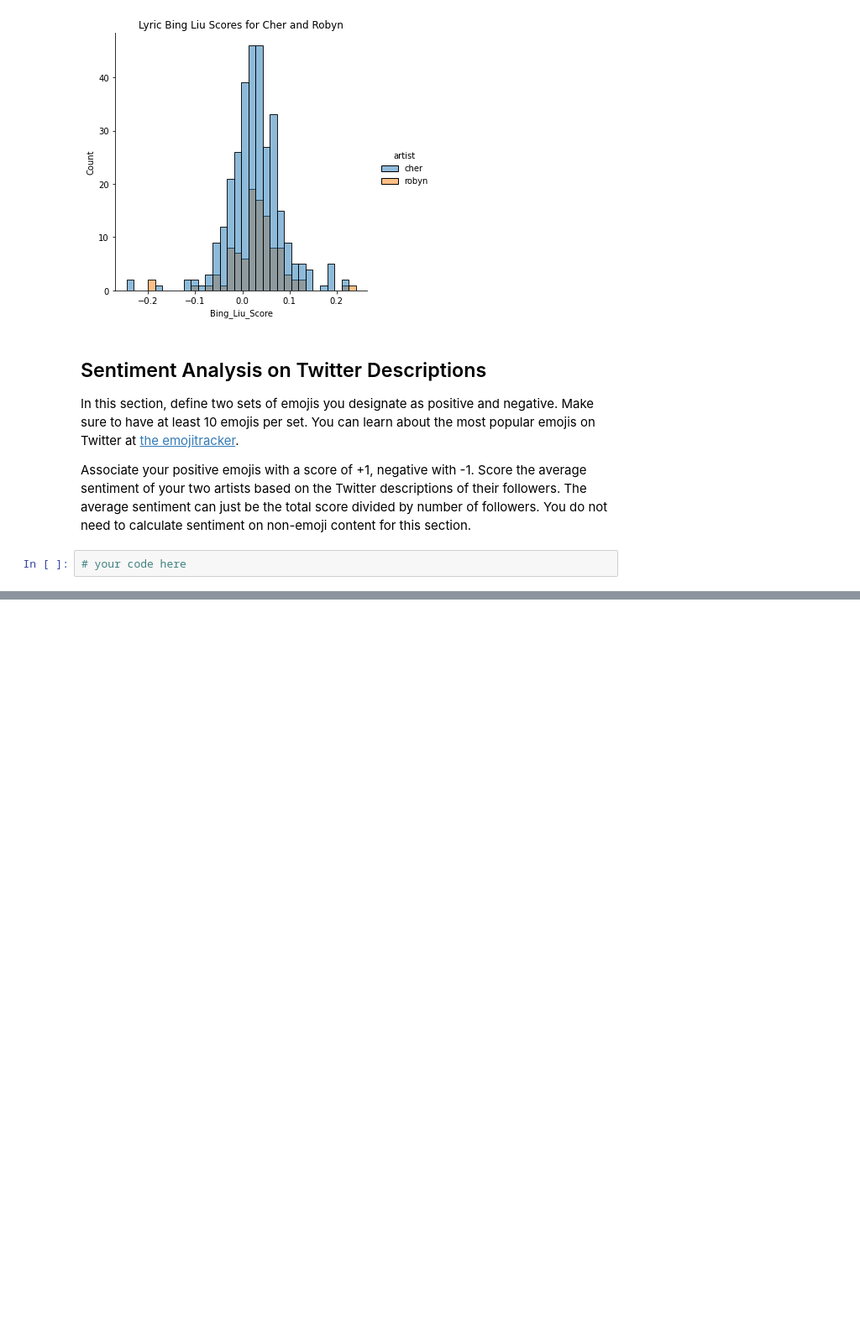
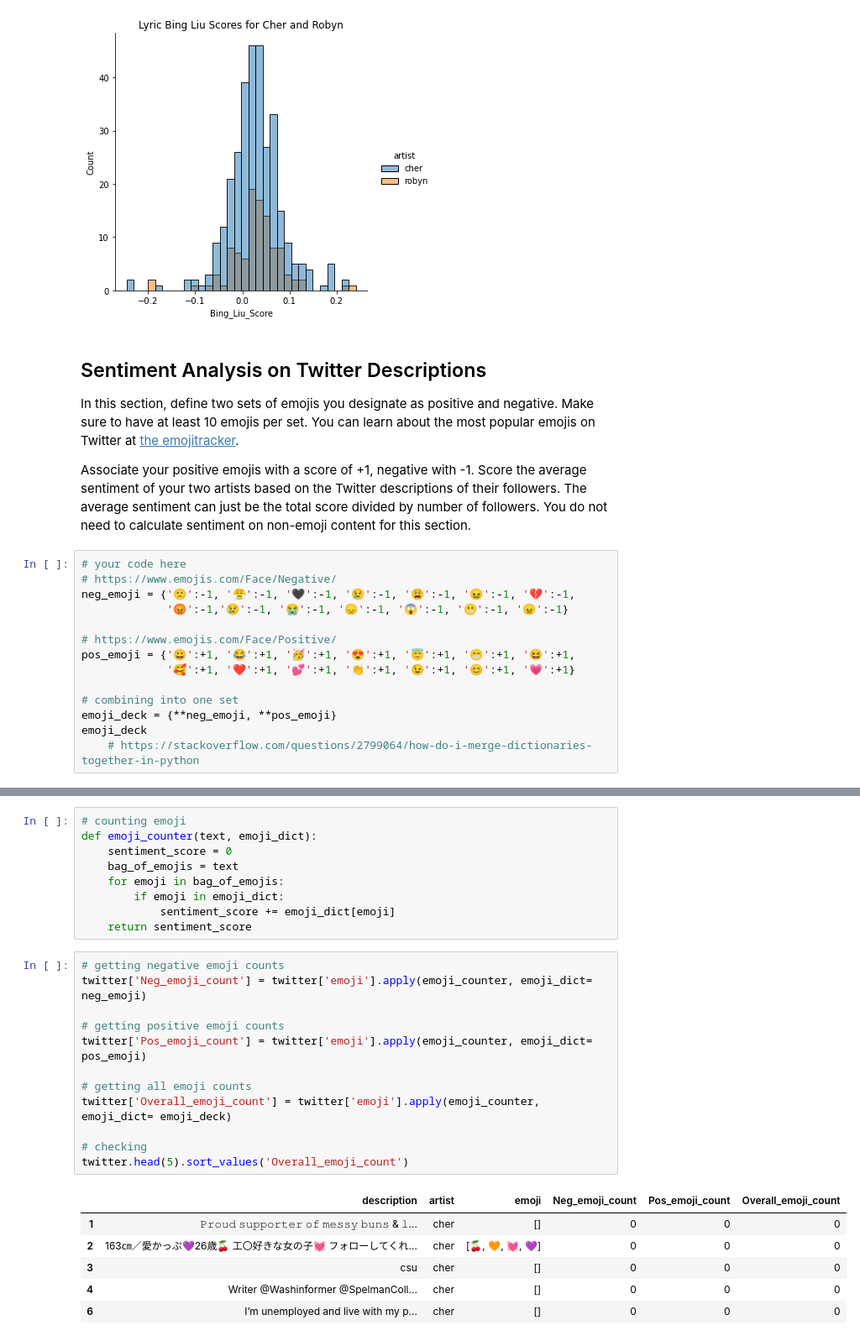
Before and after one commit to Brianne-Bell/ADS-509-textmine_M6-sentiment, a Jupyter notebook: Bell-Brianne_ADS-509-M6_Sentiment Assignment.ipynb, the cells around one changed output, grey strips where cells are left out. Shown: that part at 84% size. Saved outputs shown, nothing was run; the diff lists cells and outputs as text; blank space fills up the shorter version.

```diff
--- a/Bell-Brianne_ADS-509-M6_Sentiment Assignment.ipynb
+++ b/Bell-Brianne_ADS-509-M6_Sentiment Assignment.ipynb
@@ -521,3 +486,15 @@ In this section, define two sets of emojis you designate as positive and negativ
 Associate your positive emojis with a score of +1, negative with -1. Score the average sentiment of your two artists based on the Twitter descriptions of their followers. The average sentiment can just be the total score divided by number of followers. You do not need to calculate sentiment on non-emoji content for this section.
 # %%
 # your code here
+# https://www.emojis.com/Face/Negative/
+neg_emoji = {'🙁':-1, '😤':-1, '🖤':-1, '😢':-1, '😩':-1, '😖':-1, '💔':-1,
+             '😡':-1,'😢':-1, '😭':-1, '😞':-1, '😱':-1, '😬':-1, '😠':-1}
+
+# https://www.emojis.com/Face/Positive/
+pos_emoji = {'😀':+1, '😂':+1, '🥳':+1, '😍':+1, '😇':+1, '😁':+1, '😆':+1,
+             '🥰':+1, '❤':+1, '💕':+1, '👏':+1, '😉':+1, '😊':+1, '💗':+1}
+
+# combining into one set
+emoji_deck = {**neg_emoji, **pos_emoji}
+emoji_deck
+    # https://stackoverflow.com/questions/2799064/how-do-i-merge-dictionaries-together-in-python
@@ -523,0 +535,28 @@ Associate your positive emojis with a score of +1, negative with -1. Score the a
+# %%
+# counting emoji
+def emoji_counter(text, emoji_dict):
+    sentiment_score = 0
+    bag_of_emojis = text
+    for emoji in bag_of_emojis:
+        if emoji in emoji_dict:
+            sentiment_score += emoji_dict[emoji]
+    return sentiment_score
+# %%
+# getting negative emoji counts
+twitter['Neg_emoji_count'] = twitter['emoji'].apply(emoji_counter, emoji_dict= neg_emoji)
+
+# getting positive emoji counts
+twitter['Pos_emoji_count'] = twitter['emoji'].apply(emoji_counter, emoji_dict= pos_emoji)
+
+# getting all emoji counts
+twitter['Overall_emoji_count'] = twitter['emoji'].apply(emoji_counter, emoji_dict= emoji_deck)
+
+# checking
+twitter.head(5).sort_values('Overall_emoji_count')
+# %% [output]
+|  | description | artist | emoji | Neg_emoji_count | Pos_emoji_count | Overall_emoji_count |
+| 1 | 𝙿𝚛𝚘𝚞𝚍 𝚜𝚞𝚙𝚙𝚘𝚛𝚝𝚎𝚛 𝚘𝚏 𝚖𝚎𝚜𝚜𝚢 𝚋𝚞𝚗𝚜 & 𝚕... | cher | [] | 0 | 0 | 0 |
+| 2 | 163㎝／愛かっぷ💜26歳🍒 工〇好きな女の子💓 フォローしてくれ... | cher | [🍒, 🧡, 💓, 💜] | 0 | 0 | 0 |
+| 3 | csu | cher | [] | 0 | 0 | 0 |
+| 4 | Writer @Washinformer @SpelmanColl... | cher | [] | 0 | 0 | 0 |
+| 6 | I’m unemployed and live with my p... | cher | [] | 0 | 0 | 0 |
```
Also changed, not shown: parts of 15 cells of this notebook.
